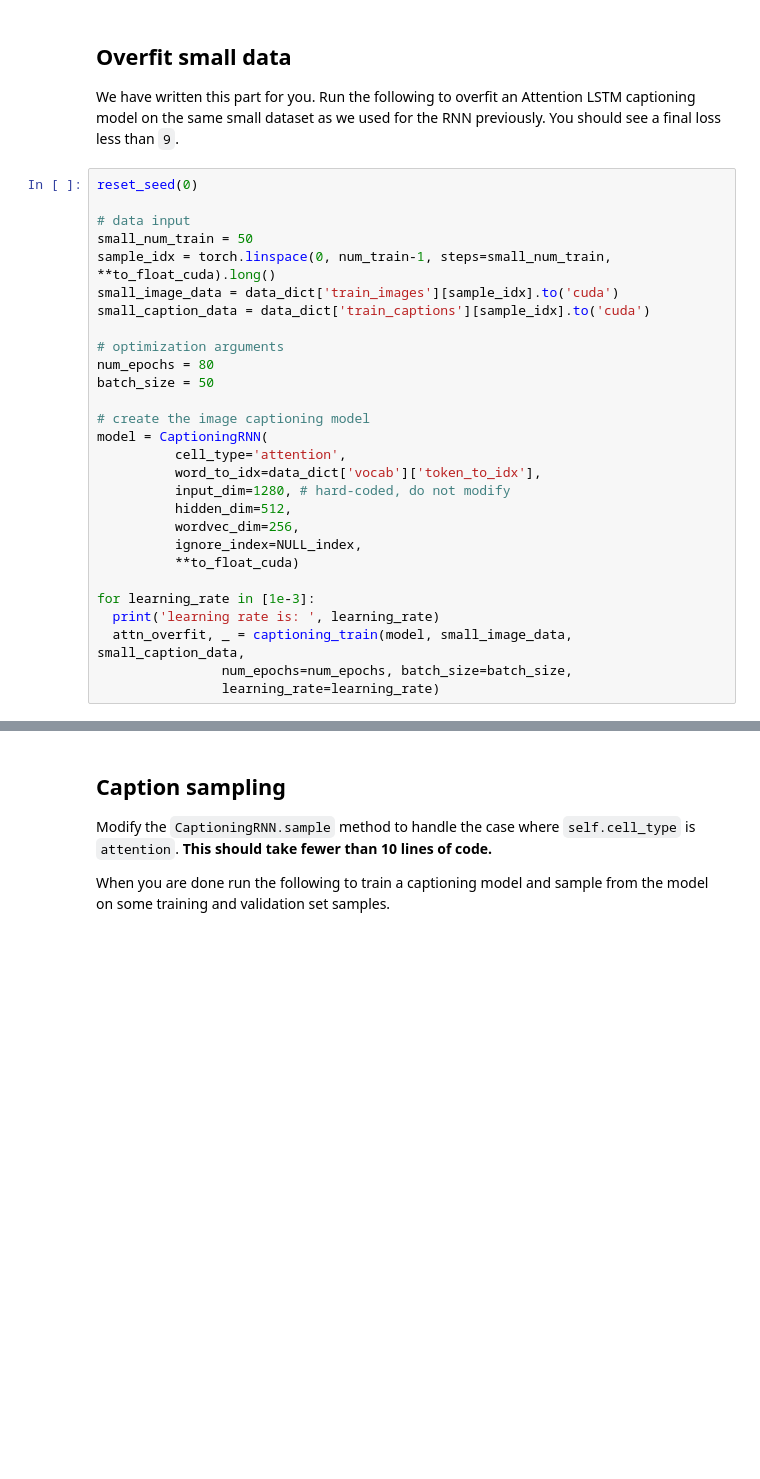
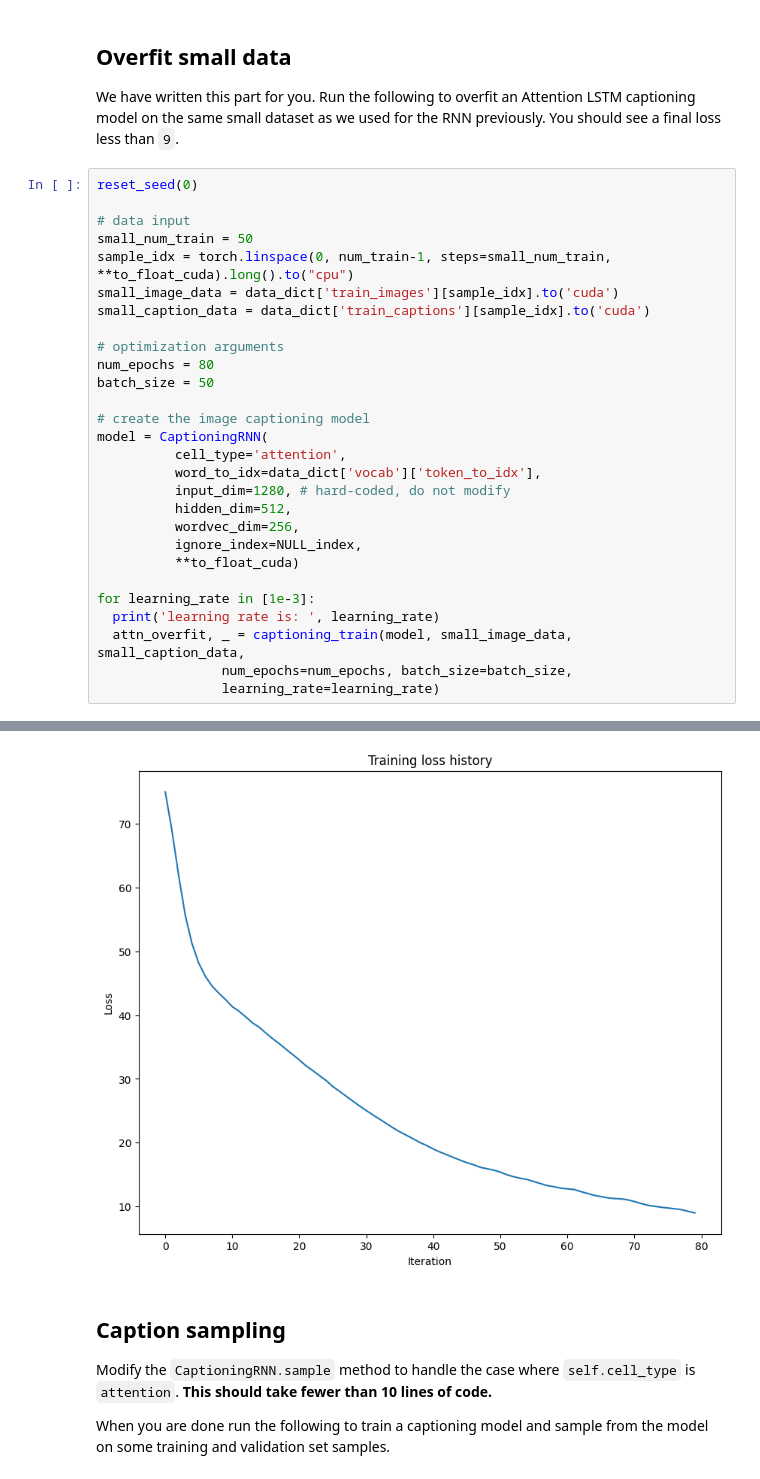
Before and after one commit to yimingzin/EECS498, a Jupyter notebook: 2020FA/A4/rnn_lstm_attention_captioning.ipynb, the cells around one changed output, grey strips where cells are left out. Cells and saved outputs as stored; diff of their text form; blank space fills up the shorter version.

```diff
--- a/2020FA/A4/rnn_lstm_attention_captioning.ipynb
+++ b/2020FA/A4/rnn_lstm_attention_captioning.ipynb
@@ -1090,7 +1172,7 @@ reset_seed(0)
 
 # data input
 small_num_train = 50
-sample_idx = torch.linspace(0, num_train-1, steps=small_num_train, **to_float_cuda).long()
+sample_idx = torch.linspace(0, num_train-1, steps=small_num_train, **to_float_cuda).long().to("cpu")
 small_image_data = data_dict['train_images'][sample_idx].to('cuda')
 small_caption_data = data_dict['train_captions'][sample_idx].to('cuda')
 
@@ -1113,3 +1195,4 @@ for learning_rate in [1e-3]:
   attn_overfit, _ = captioning_train(model, small_image_data, small_caption_data,
                 num_epochs=num_epochs, batch_size=batch_size,
                 learning_rate=learning_rate)
+# %% [output]
@@ -1116,3 +1216,4 @@ for learning_rate in [1e-3]:
+[figure, added]
 # %% [markdown]
 ## Caption sampling
 Modify the `CaptioningRNN.sample` method to handle the case where `self.cell_type` is `attention`. **This should take fewer than 10 lines of code.**
```
Also changed, not shown: parts of 18 cells of this notebook, 1 other file.
